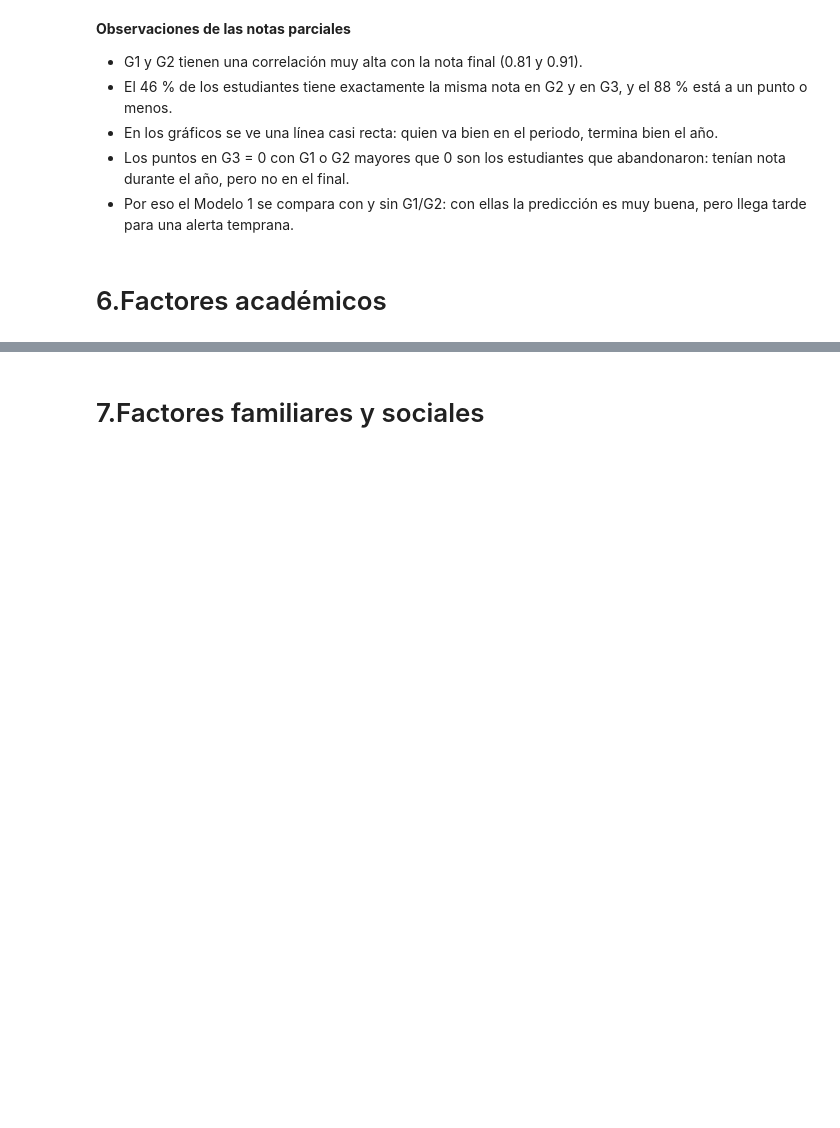
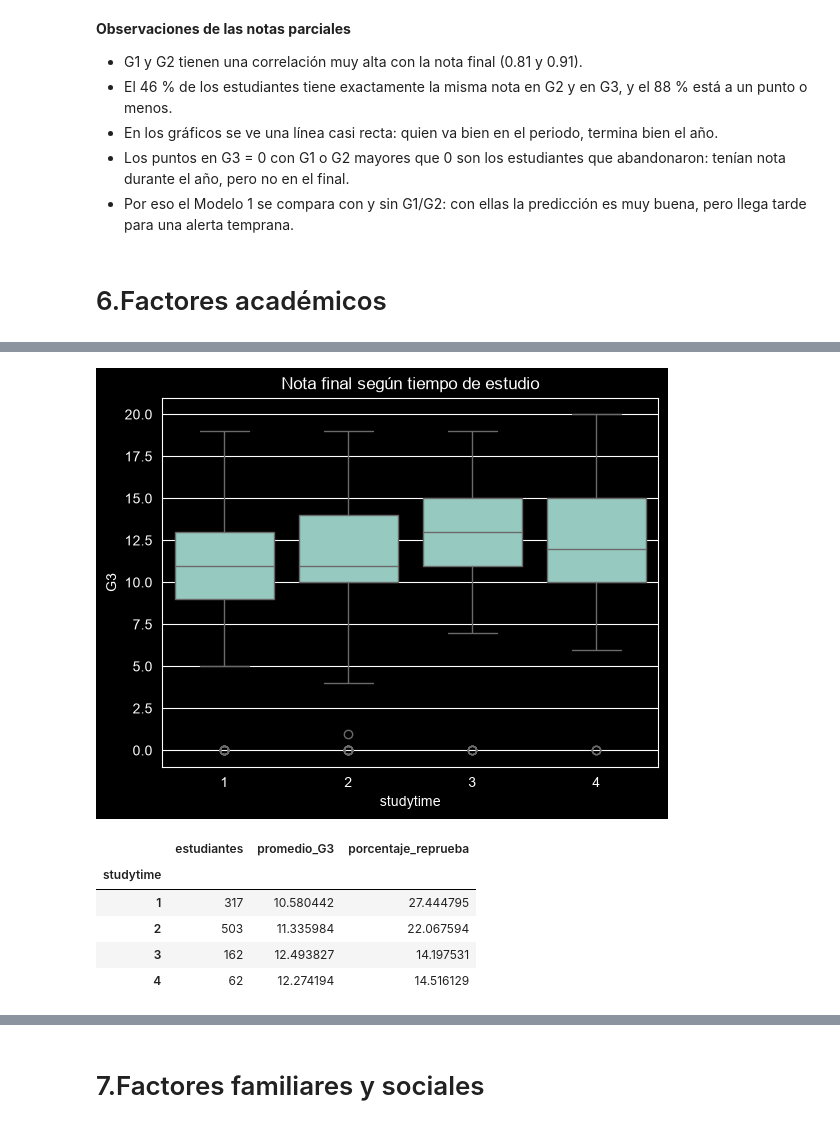
Before and after one commit to DiegoMonteroCRC/Proyecto-1-Sistema-de-Prediccion-de-Rendimiento-Academico, a Jupyter notebook: notebooks/01_EDA.ipynb, the cells around one changed output, grey strips where cells are left out. Cells and saved outputs as stored; diff of their text form; code cells hidden in the pictures; blank space fills up the shorter version.

Commit message:
feat: agrega análisis de factores académicos al EDA

```diff
--- a/notebooks/01_EDA.ipynb
+++ b/notebooks/01_EDA.ipynb
@@ -187,0 +195,8 @@ G3 a ±1 punto de G2: 88.3 %
+# %%
+#Promedio de G3 y porcentaje de reprobados (G3 < 10) por cada factor
+def resumen_por(columna):
+    return df.groupby(columna).agg(estudiantes=('G3','size'),
+                                   promedio_G3=('G3','mean'),
+                                   porcentaje_reprueba=('G3', lambda x: (x < 10).mean() * 100))
+
+resumen_por('failures')
@@ -187,0 +210,14 @@ G3 a ±1 punto de G2: 88.3 %
+# %%
+#Tiempo de estudio semanal: 1 = <2 h, 2 = 2-5 h, 3 = 5-10 h, 4 = >10 h
+sns.boxplot(x='studytime', y='G3', data=df)
+plt.title('Nota final según tiempo de estudio')
+plt.show()
+resumen_por('studytime')
+# %% [output]
+[figure, added]
+|  | estudiantes | promedio_G3 | porcentaje_reprueba |
+| studytime |  |  |  |
+| 1 | 317 | 10.580442 | 27.444795 |
+| 2 | 503 | 11.335984 | 22.067594 |
+| 3 | 162 | 12.493827 | 14.197531 |
+| 4 | 62 | 12.274194 | 14.516129 |
```
Also changed, not shown: parts of 7 cells of this notebook.
